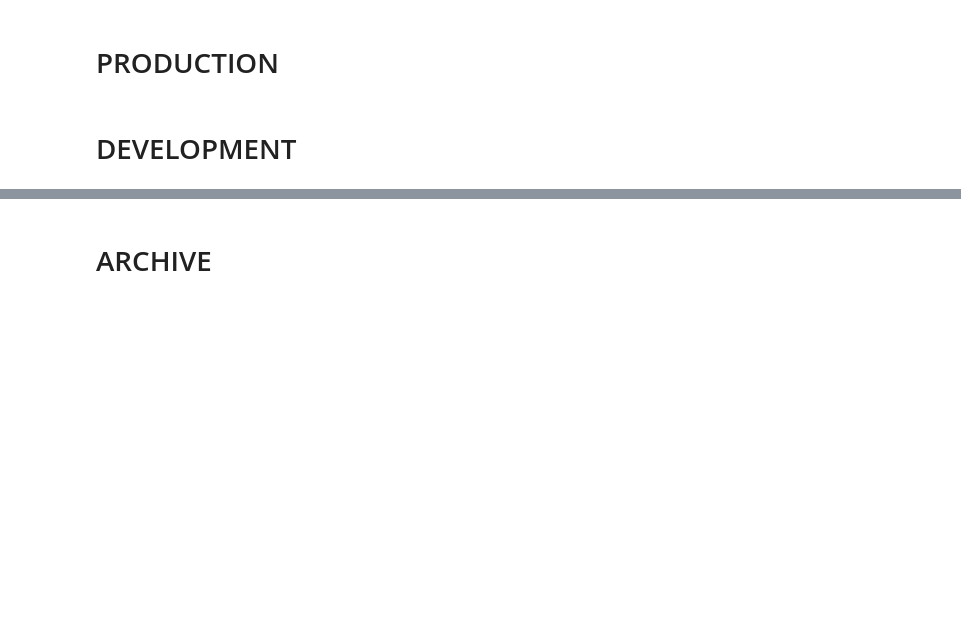
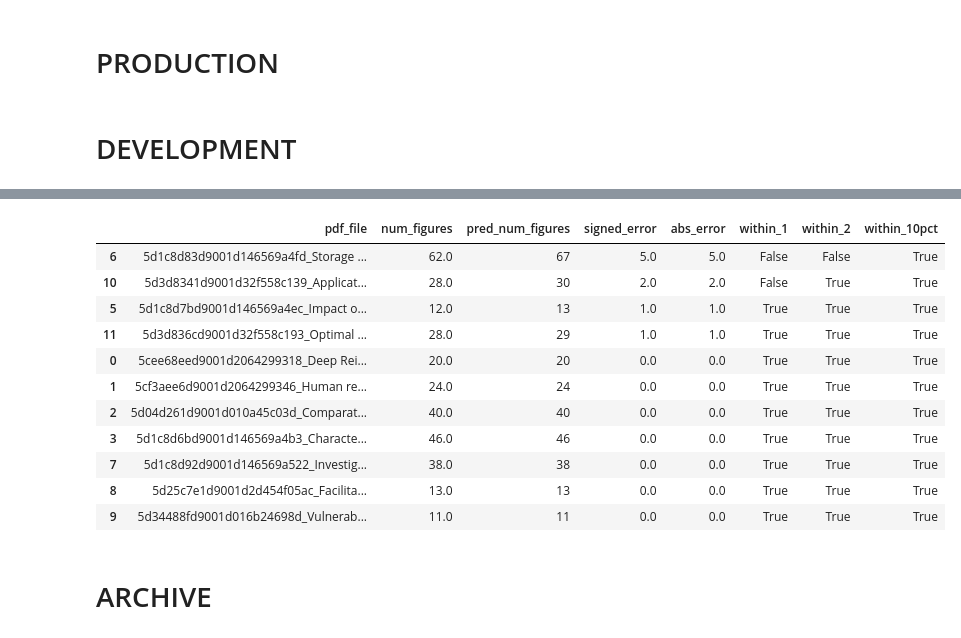
Before and after one commit to OliverKviat/Thesis_OCR, a Jupyter notebook: exstraction_more_from_pdf/thesis_stats_extractor.ipynb, the cells around one changed output, grey strips where cells are left out. Saved outputs shown, nothing was run; the diff lists cells and outputs as text; code cells hidden in the pictures; blank space fills up the shorter version.

Commit message:
1.1 done and ready for larger test with more files.

```diff
--- a/exstraction_more_from_pdf/thesis_stats_extractor.ipynb
+++ b/exstraction_more_from_pdf/thesis_stats_extractor.ipynb
@@ -32,0 +598,73 @@ An analysis of the linguistics of the thesis, measure could for example be (***s
+# %%
+# ==== VALIDATION EVALUATION: num_figures vs true counts ====
+from pathlib import Path
+import pandas as pd
+
+validation_eval = validation.copy()
+validation_eval = validation_eval[validation_eval["num_figures"].notna()].copy()
+
+raw_root = Path("../Data/RAW_test")
+if not raw_root.exists():
+    raw_root = Path("Data/RAW_test")
+
+predictions = []
+missing_files = []
+
+for _, row in validation_eval.iterrows():
+    file_name = str(row["pdf_file"]).strip()
+    pdf_path = raw_root / file_name
+    if not pdf_path.exists():
+        missing_files.append(file_name)
+        predictions.append(None)
+        continue
+
+    pred = extract_num_figures(str(pdf_path), debug=False)
+    predictions.append(pred)
+
+validation_eval["pred_num_figures"] = predictions
+validation_eval["abs_error"] = (validation_eval["pred_num_figures"] - validation_eval["num_figures"]).abs()
+validation_eval["signed_error"] = validation_eval["pred_num_figures"] - validation_eval["num_figures"]
+
+# Tolerance metrics for quick quality checks
+validation_eval["within_1"] = validation_eval["abs_error"] <= 1
+validation_eval["within_2"] = validation_eval["abs_error"] <= 2
+validation_eval["within_10pct"] = validation_eval["abs_error"] <= (0.1 * validation_eval["num_figures"])
+
+n_total = len(validation_eval)
+n_scored = int(validation_eval["pred_num_figures"].notna().sum())
+mae = validation_eval["abs_error"].dropna().mean() if n_scored else None
+mape = (
+    (validation_eval["abs_error"] / validation_eval["num_figures"]).replace([float("inf")], pd.NA).dropna().mean() * 100
+    if n_scored else None
+)
+hit_within_1 = int(validation_eval["within_1"].sum()) if n_scored else 0
+hit_within_2 = int(validation_eval["within_2"].sum()) if n_scored else 0
+hit_within_10pct = int(validation_eval["within_10pct"].sum()) if n_scored else 0
+
+print("Validation summary (num_figures)")
+print(f"- files in validation (non-null true counts): {n_total}")
+print(f"- files scored: {n_scored}")
+print(f"- MAE: {mae:.2f}" if mae is not None else "- MAE: N/A")
+print(f"- MAPE: {mape:.2f}%" if mape is not None else "- MAPE: N/A")
+print(f"- within ±1: {hit_within_1}/{n_scored}")
+print(f"- within ±2: {hit_within_2}/{n_scored}")
+print(f"- within ±10% of true value: {hit_within_10pct}/{n_scored}")
+
+if missing_files:
+    print("\nMissing files (not scored):")
+    for f in missing_files:
+        print(f"- {f}")
+
+display(
+    validation_eval[[
+        "pdf_file",
+        "num_figures",
+        "pred_num_figures",
+        "signed_error",
+        "abs_error",
+        "within_1",
+        "within_2",
+        "within_10pct",
+    ]].sort_values("abs_error", ascending=False)
+)
+# %% [output]
@@ -33,2 +679,14 @@ An analysis of the linguistics of the thesis, measure could for example be (***s
+|  | pdf_file | num_figures | pred_num_figures | signed_error | abs_error | within_1 | within_2 | within_10pct |
+| 6 | 5d1c8d83d9001d146569a4fd_Storage ... | 62.0 | 67 | 5.0 | 5.0 | False | False | True |
+| 10 | 5d3d8341d9001d32f558c139_Applicat... | 28.0 | 30 | 2.0 | 2.0 | False | True | True |
+| 5 | 5d1c8d7bd9001d146569a4ec_Impact o... | 12.0 | 13 | 1.0 | 1.0 | True | True | True |
+| 11 | 5d3d836cd9001d32f558c193_Optimal ... | 28.0 | 29 | 1.0 | 1.0 | True | True | True |
+| 0 | 5cee68eed9001d2064299318_Deep Rei... | 20.0 | 20 | 0.0 | 0.0 | True | True | True |
+| 1 | 5cf3aee6d9001d2064299346_Human re... | 24.0 | 24 | 0.0 | 0.0 | True | True | True |
+| 2 | 5d04d261d9001d010a45c03d_Comparat... | 40.0 | 40 | 0.0 | 0.0 | True | True | True |
+| 3 | 5d1c8d6bd9001d146569a4b3_Characte... | 46.0 | 46 | 0.0 | 0.0 | True | True | True |
+| 7 | 5d1c8d92d9001d146569a522_Investig... | 38.0 | 38 | 0.0 | 0.0 | True | True | True |
+| 8 | 5d25c7e1d9001d2d454f05ac_Facilita... | 13.0 | 13 | 0.0 | 0.0 | True | True | True |
+| 9 | 5d34488fd9001d016b24698d_Vulnerab... | 11.0 | 11 | 0.0 | 0.0 | True | True | True |
 # %% [markdown]
 # ARCHIVE
```
Also changed, not shown: parts of 15 cells of this notebook, 4 other files.
